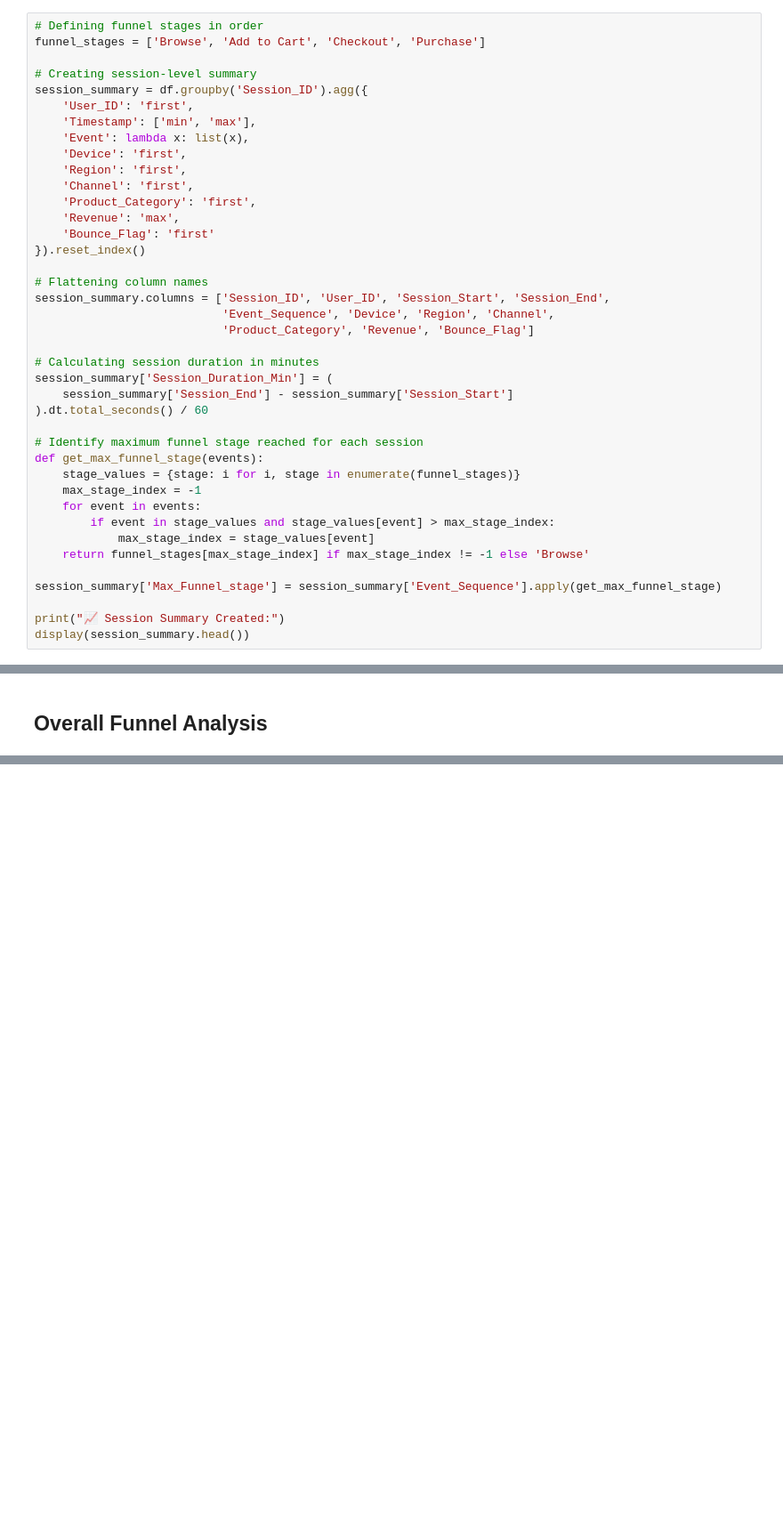
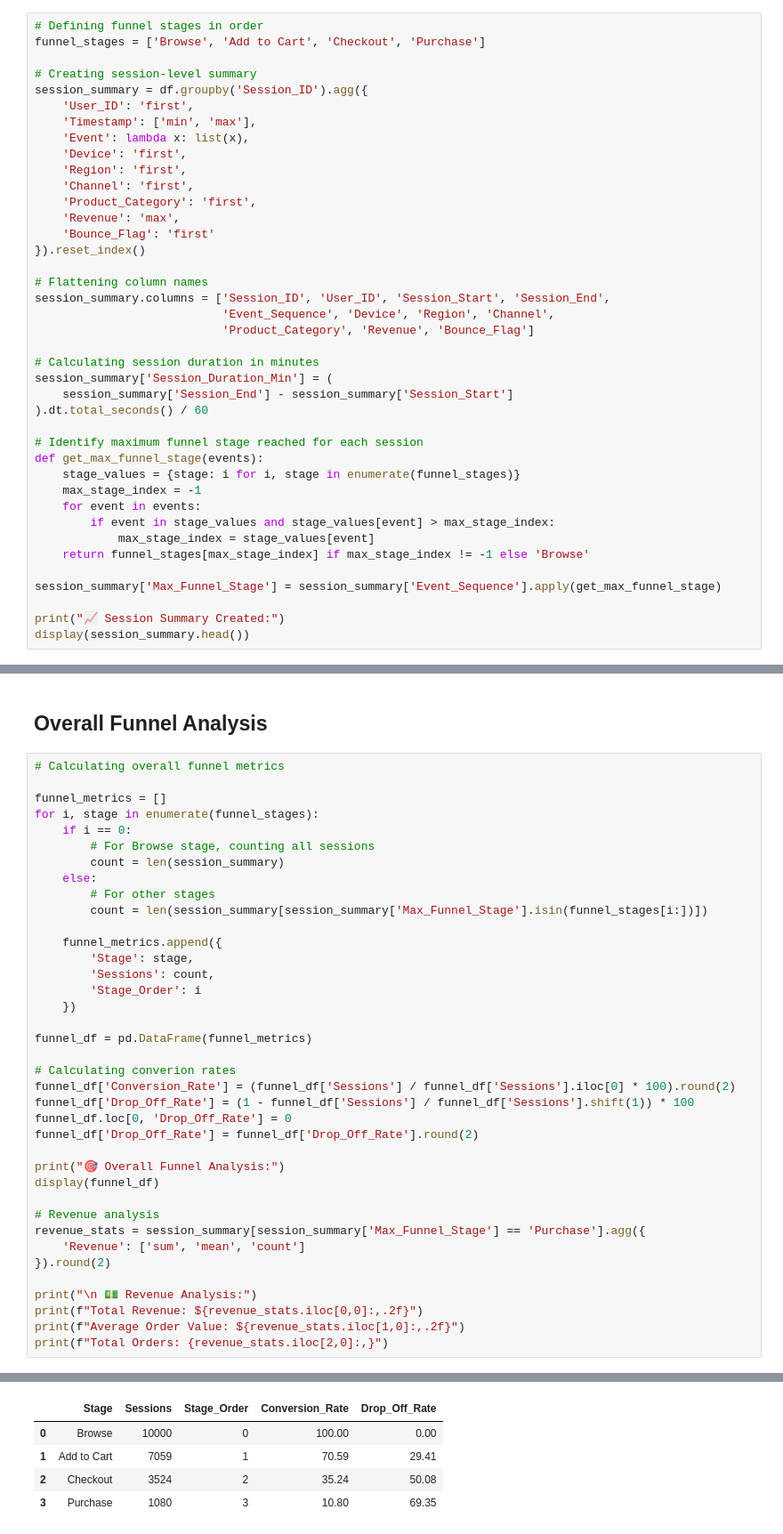
Before and after one commit to amandebnath/funnel-analysis-project, a Jupyter notebook: funnel-analysis.ipynb, the cells around one changed output, grey strips where cells are left out. Shown at 89% size. Saved outputs shown, nothing was run; the diff lists cells and outputs as text; blank space fills up the shorter version.

```diff
--- a/funnel-analysis.ipynb
+++ b/funnel-analysis.ipynb
@@ -284,7 +284,7 @@ def get_max_funnel_stage(events):
             max_stage_index = stage_values[event]
     return funnel_stages[max_stage_index] if max_stage_index != -1 else 'Browse'
 
-session_summary['Max_Funnel_stage'] = session_summary['Event_Sequence'].apply(get_max_funnel_stage)
+session_summary['Max_Funnel_Stage'] = session_summary['Event_Sequence'].apply(get_max_funnel_stage)
 
 print("📈 Session Summary Created:")
 display(session_summary.head())
@@ -298,3 +298,42 @@ display(session_summary.head())
 | 4 | SES00005 | USR00005 | 2025-10-19 12:35:00 | 2025-10-19 12:37:00 | [Browse, Add to Cart] | Tablet | West | Google Ads | ... |
 # %% [markdown]
 ## Overall Funnel Analysis
+# %%
+# Calculating overall funnel metrics
+
+funnel_metrics = []
+for i, stage in enumerate(funnel_stages):
+    if i == 0:
+        # For Browse stage, counting all sessions
+        count = len(session_summary)
+    else:
+        # For other stages
+        count = len(session_summary[session_summary['Max_Funnel_Stage'].isin(funnel_stages[i:])])
+
+    funnel_metrics.append({
+        'Stage': stage,
+        'Sessions': count,
+        'Stage_Order': i
+    })
+
+funnel_df = pd.DataFrame(funnel_metrics)
+
+# Calculating converion rates
+funnel_df['Conversion_Rate'] = (funnel_df['Sessions'] / funnel_df['Sessions'].iloc[0] * 100).round(2)
+funnel_df['Drop_Off_Rate'] = (1 - funnel_df['Sessions'] / funnel_df['Sessions'].shift(1)) * 100
+funnel_df.loc[0, 'Drop_Off_Rate'] = 0
+funnel_df['Drop_Off_Rate'] = funnel_df['Drop_Off_Rate'].round(2)
+
+print("🎯 Overall Funnel Analysis:")
+display(funnel_df)
+
+# Revenue analysis
+revenue_stats = session_summary[session_summary['Max_Funnel_Stage'] == 'Purchase'].agg({
+    'Revenue': ['sum', 'mean', 'count']
+}).round(2)
+
+print("\n 💵 Revenue Analysis:")
+print(f"Total Revenue: ${revenue_stats.iloc[0,0]:,.2f}")
+print(f"Average Order Value: ${revenue_stats.iloc[1,0]:,.2f}")
+print(f"Total Orders: {revenue_stats.iloc[2,0]:,}")
+# %% [output]
@@ -300,0 +341,5 @@ display(session_summary.head())
+|  | Stage | Sessions | Stage_Order | Conversion_Rate | Drop_Off_Rate |
+| 0 | Browse | 10000 | 0 | 100.00 | 0.00 |
+| 1 | Add to Cart | 7059 | 1 | 70.59 | 29.41 |
+| 2 | Checkout | 3524 | 2 | 35.24 | 50.08 |
+| 3 | Purchase | 1080 | 3 | 10.80 | 69.35 |
```
Also changed, not shown: parts of 3 cells of this notebook.
